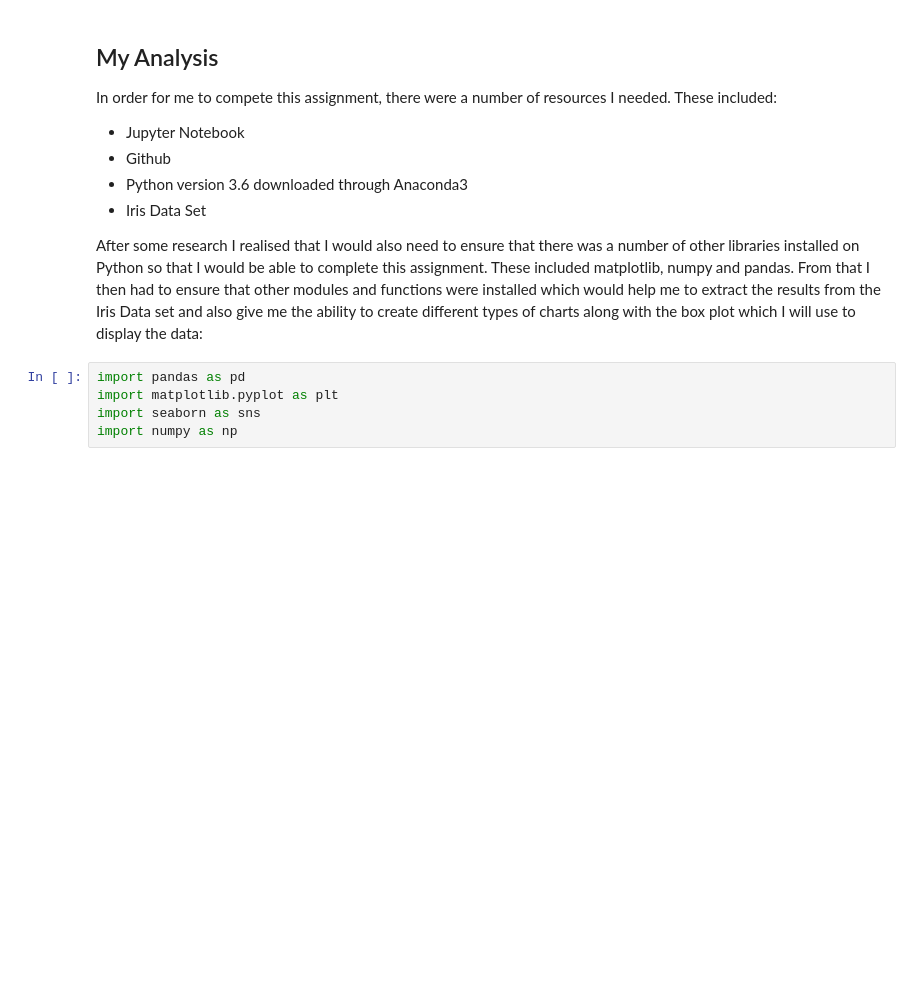
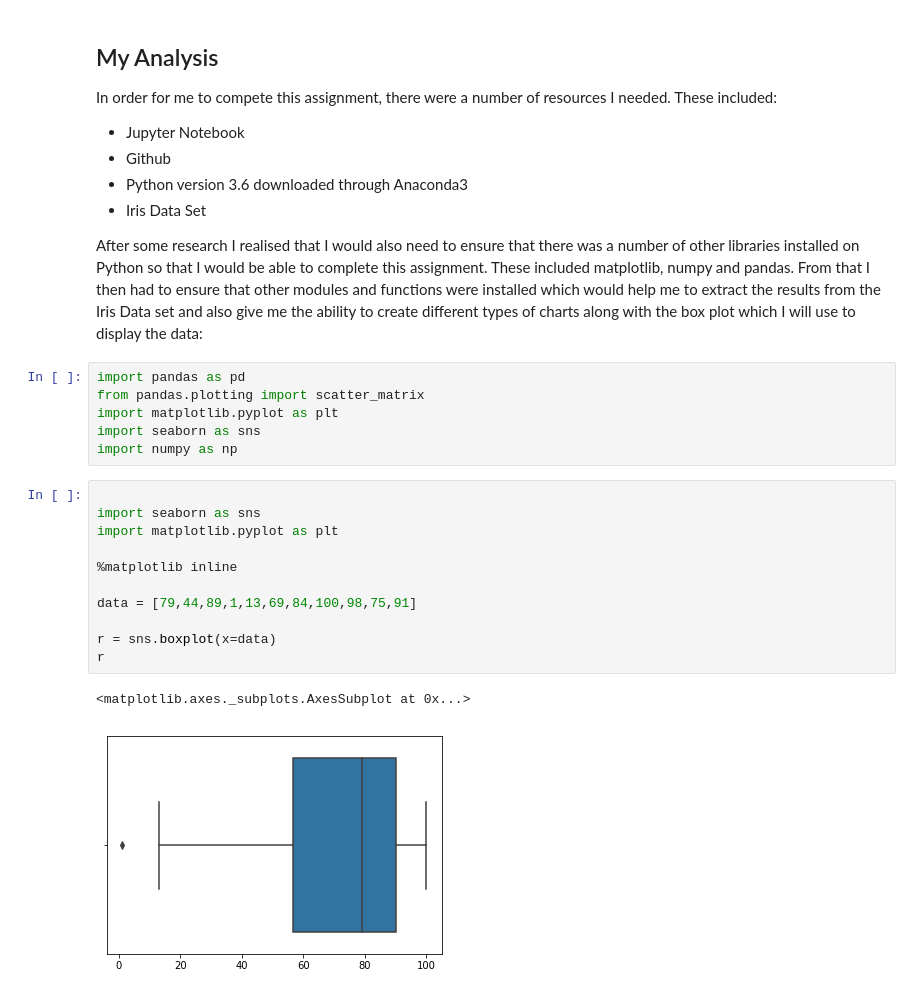
Before and after one commit to richellaod/Fundamentals-of-Data-Analysis-Project-2018, a Jupyter notebook: Fundamentals of Data Analysis Project 2018.ipynb, the cells around one changed output. Drawn from its saved outputs; the diff is of its cells as text; blank space fills up the shorter version.

```diff
--- a/Fundamentals of Data Analysis Project 2018.ipynb
+++ b/Fundamentals of Data Analysis Project 2018.ipynb
@@ -37,6 +37,21 @@ In order for me to compete this assignment, there were a number of resources I n
 After some research I realised that I would also need to ensure that there was a number of other libraries installed on Python so that I would be able to complete this assignment. These included matplotlib, numpy and pandas. From that I then had to ensure that other modules and functions were installed which would help me to extract the results from the Iris Data set and also give me the ability to create different types of charts along with the box plot which I will use to display the data:
 # %%
 import pandas as pd
+from pandas.plotting import scatter_matrix
 import matplotlib.pyplot as plt
 import seaborn as sns
 import numpy as np
+# %%
+
+import seaborn as sns
+import matplotlib.pyplot as plt
+
+%matplotlib inline
+
+data = [79,44,89,1,13,69,84,100,98,75,91]
+
+r = sns.boxplot(x=data)
+r
+# %% [output]
+<matplotlib.axes._subplots.AxesSubplot at 0x...>
+[figure, added]
```
Also changed, not shown: parts of 24 cells of this notebook.
